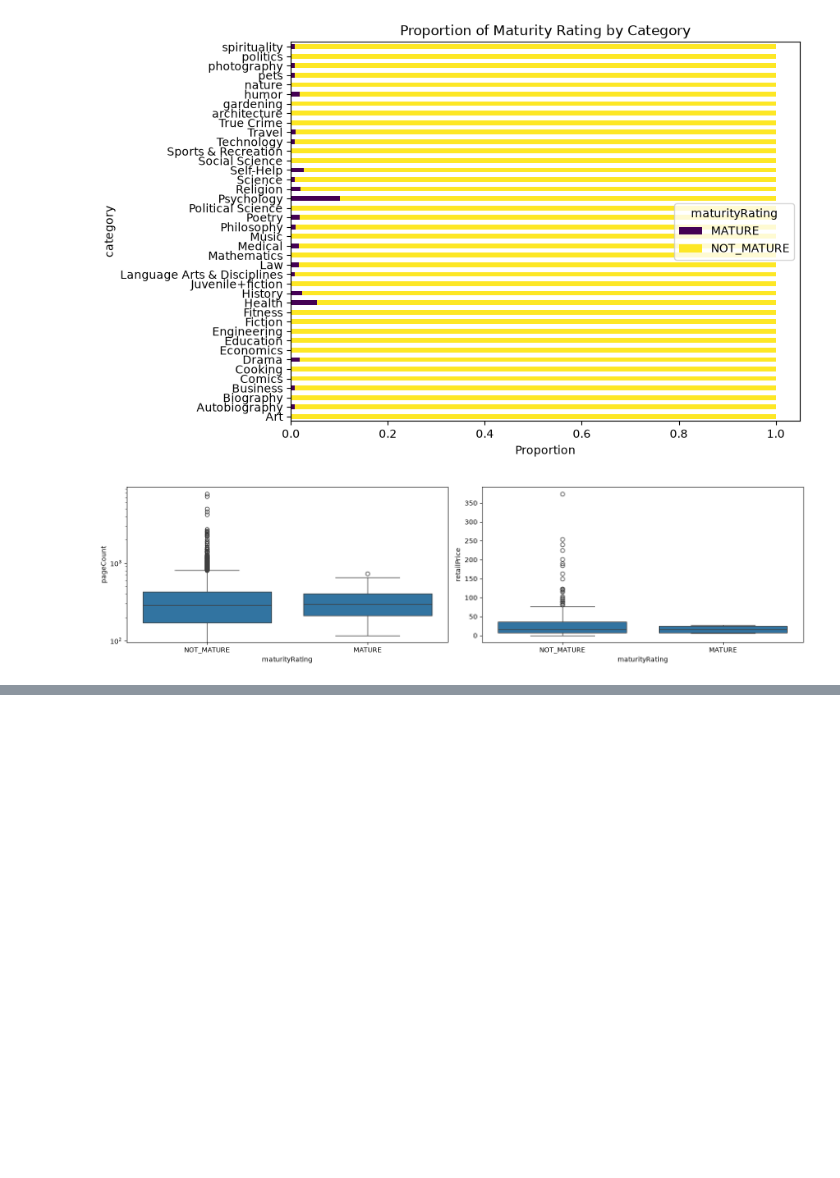
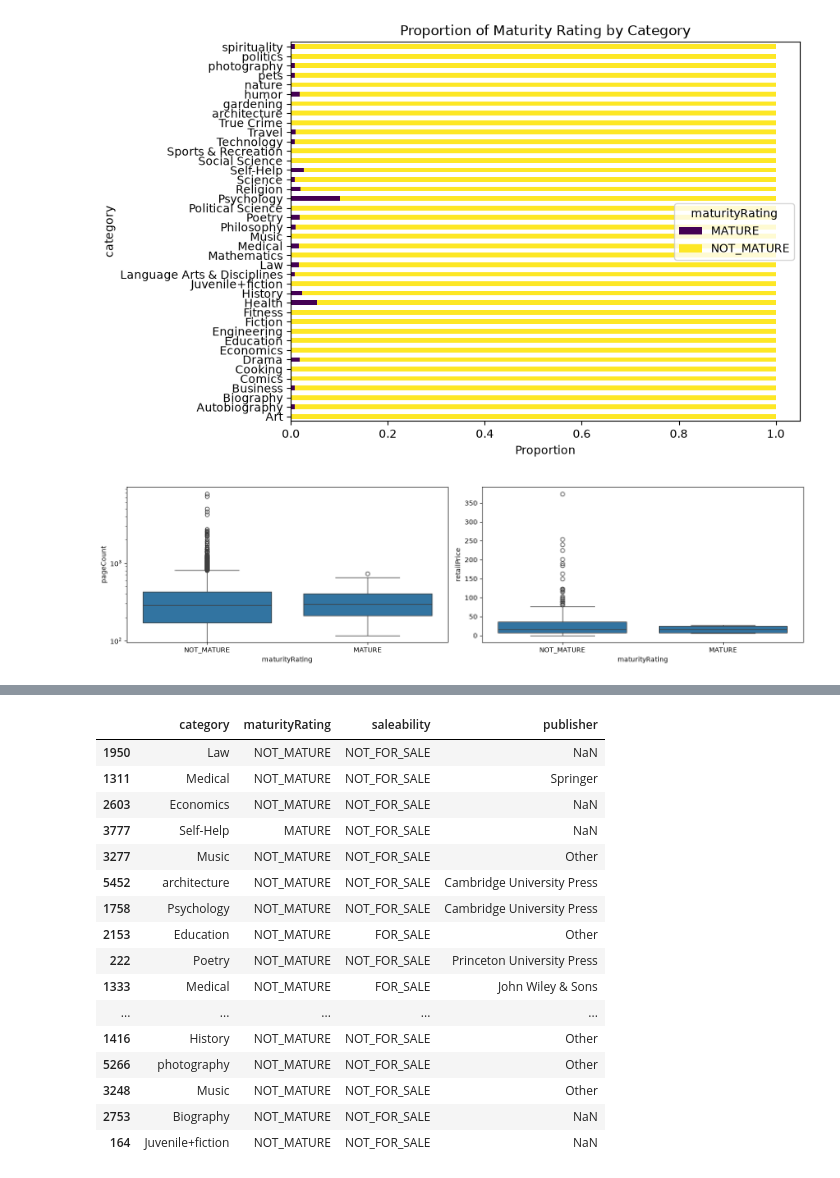
Before and after one commit to Zain1958/dtree-books, a Jupyter notebook: notebooks/data_training.ipynb, the cells around one changed output, grey strips where cells are left out. Cells and saved outputs as stored; diff of their text form; code cells hidden in the pictures; blank space fills up the shorter version.

Commit message:
pipeline to clean data

```diff
--- a/notebooks/data_training.ipynb
+++ b/notebooks/data_training.ipynb
@@ -184,2 +180,26 @@ books_clean.describe(include="all")
 # %%
-books_num =
+from sklearn.impute import SimpleImputer
+
+books_num = books_clean[["publishYear","authorCount", "pageCount"]]
+books_cat = books_clean.drop(columns=["title", "publishYear","authorCount", "pageCount"])
+
+mask = (~books_cat["publisher"].isin(top_publishers)) & (books_cat["publisher"].notna())
+books_cat.loc[mask, "publisher"] = "Other"
+# %% [output]
+|  | category | maturityRating | saleability | publisher |
+| 1950 | Law | NOT_MATURE | NOT_FOR_SALE | NaN |
+| 1311 | Medical | NOT_MATURE | NOT_FOR_SALE | Springer |
+| 2603 | Economics | NOT_MATURE | NOT_FOR_SALE | NaN |
+| 3777 | Self-Help | MATURE | NOT_FOR_SALE | NaN |
+| 3277 | Music | NOT_MATURE | NOT_FOR_SALE | Other |
+| 5452 | architecture | NOT_MATURE | NOT_FOR_SALE | Cambridge University Press |
+| 1758 | Psychology | NOT_MATURE | NOT_FOR_SALE | Cambridge University Press |
+| 2153 | Education | NOT_MATURE | FOR_SALE | Other |
+| 222 | Poetry | NOT_MATURE | NOT_FOR_SALE | Princeton University Press |
+| 1333 | Medical | NOT_MATURE | FOR_SALE | John Wiley & Sons |
+| ... | ... | ... | ... | ... |
+| 1416 | History | NOT_MATURE | NOT_FOR_SALE | Other |
+| 5266 | photography | NOT_MATURE | NOT_FOR_SALE | Other |
+| 3248 | Music | NOT_MATURE | NOT_FOR_SALE | Other |
+| 2753 | Biography | NOT_MATURE | NOT_FOR_SALE | NaN |
+| 164 | Juvenile+fiction | NOT_MATURE | NOT_FOR_SALE | NaN |
```
Also changed, not shown: parts of 3 cells of this notebook.
